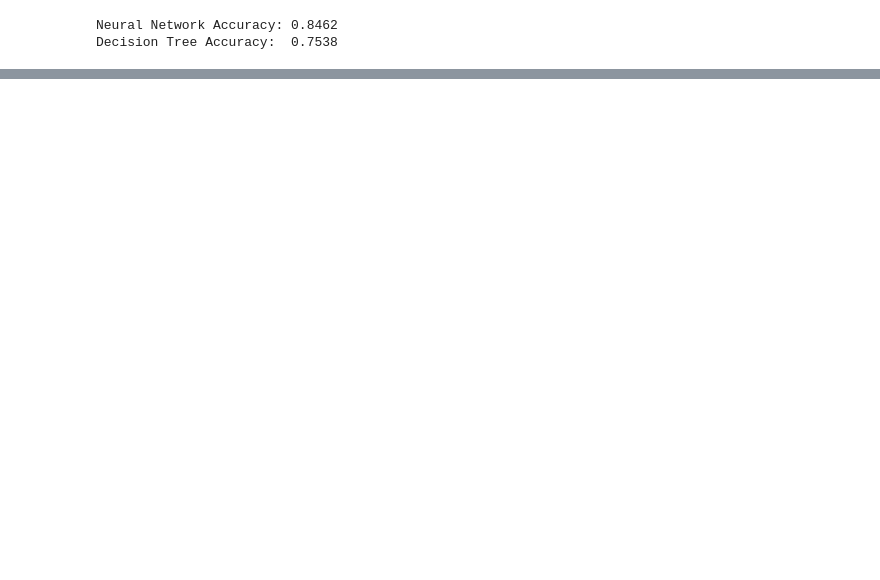
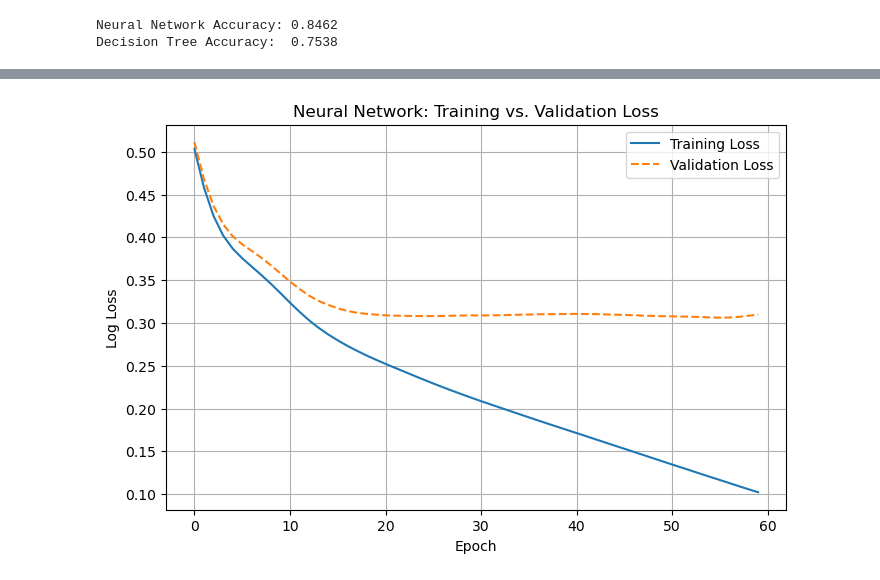
Before and after one commit to sherelleli/qtm347_finalproject, a Jupyter notebook: 3_neural_networks_text_mining.ipynb, the cells around one changed output, grey strips where cells are left out. Saved outputs shown, nothing was run; the diff lists cells and outputs as text; code cells hidden in the pictures; blank space fills up the shorter version.

```diff
--- a/3_neural_networks_text_mining.ipynb
+++ b/3_neural_networks_text_mining.ipynb
@@ -139,0 +166,45 @@ Decision Tree Accuracy:  0.7538
+# %%
+# Split train into train/validation to keep test clean
+X_tr_scaled, X_val_scaled, y_tr, y_val = train_test_split(
+    X_train_scaled, y_train, test_size=0.2, random_state=42, stratify=y_train
+)
+
+# Neural Network with Loss Tracking
+mlp = MLPClassifier(
+    hidden_layer_sizes=(64, 32),
+    activation="relu",
+    solver="adam",
+    alpha=1e-4,
+    learning_rate_init=1e-3,
+    max_iter=1,
+    warm_start=True,
+    random_state=42
+)
+
+# Training Loop
+train_losses, val_losses = [], []
+epochs = 60
+classes = np.unique(y_tr)
+
+for e in range(epochs):
+    mlp.partial_fit(X_tr_scaled, y_tr, classes=classes)
+
+    p_train = mlp.predict_proba(X_tr_scaled)
+    p_val   = mlp.predict_proba(X_val_scaled)
+
+    train_losses.append(log_loss(y_tr, p_train))
+    val_losses.append(log_loss(y_val, p_val))
+
+# Plot Loss Curves
+plt.figure(figsize=(8, 5))
+plt.plot(train_losses, label="Training Loss")
+plt.plot(val_losses, label="Validation Loss", linestyle="--")
+plt.xlabel("Epoch")
+plt.ylabel("Log Loss")
+plt.title("Neural Network: Training vs. Validation Loss")
+plt.legend()
+plt.grid(True)
+plt.savefig("graphs/nn_loss_curve.png", bbox_inches="tight")
+plt.show()
+# %% [output]
+[figure, added]
```
Also changed, not shown: parts of 8 cells of this notebook, 5 other files.
